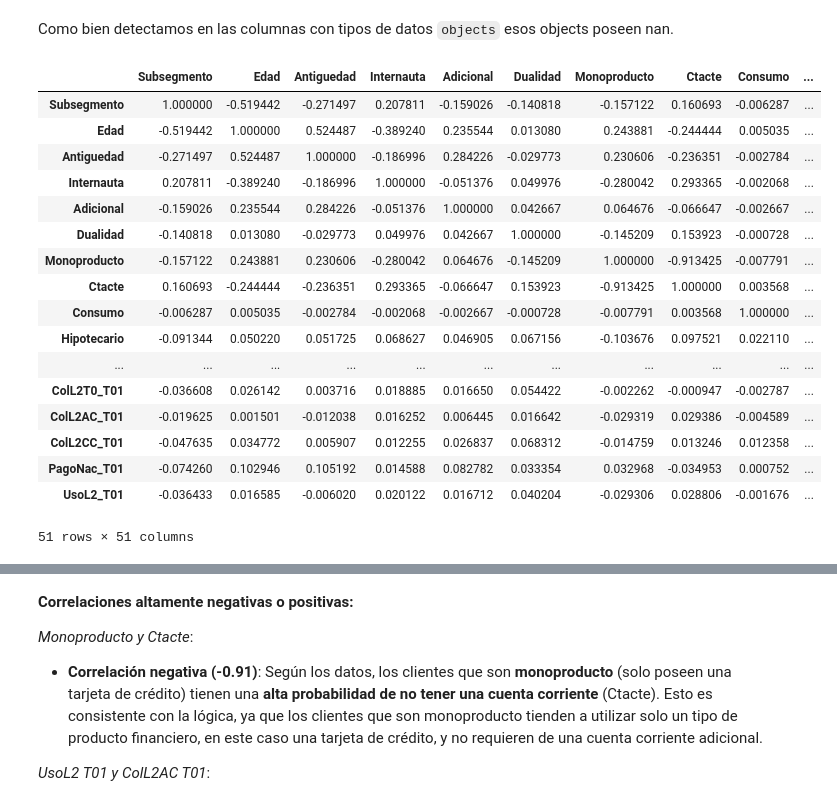
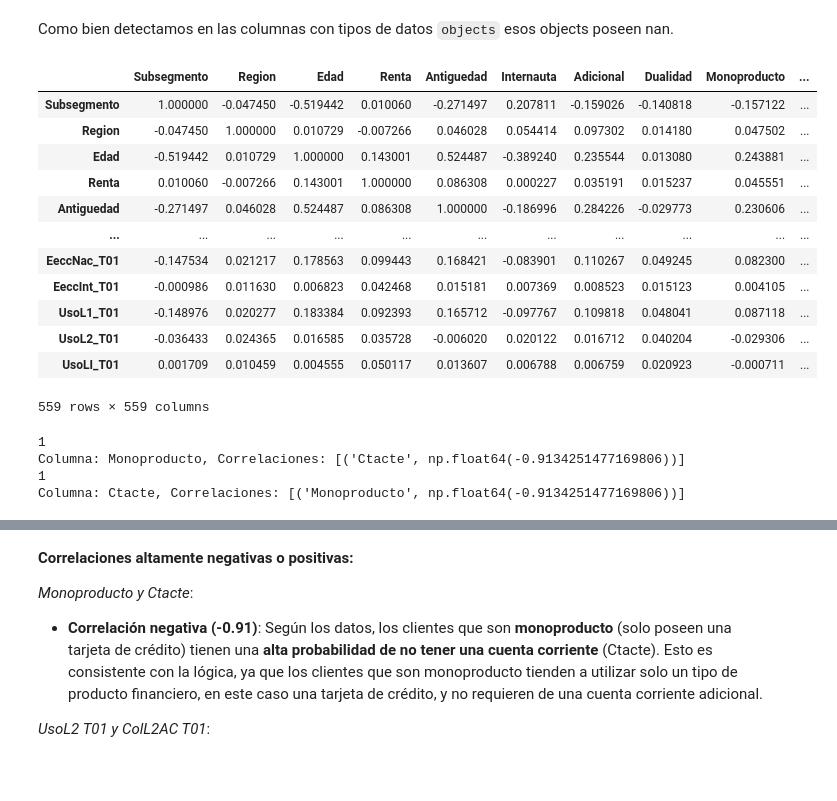
Before and after one commit to GodDoesNotPlayDice/ET-ML, a Jupyter notebook: ET1.ipynb, the cells around one changed output, grey strips where cells are left out. Saved outputs shown, nothing was run; the diff lists cells and outputs as text; code cells hidden in the pictures; blank space fills up the shorter version.

```diff
--- a/ET1.ipynb
+++ b/ET1.ipynb
@@ -208,24 +187,19 @@ Valores Unicos: ['R' 'T' 'P']
 # %% [markdown]
 Como bien detectamos en las columnas con tipos de datos `objects` esos objects poseen nan.
 # %%
-columnas_numericas = df.select_dtypes(include=['int64']) # Aun asi pienso que deberiamos sacar las columnas que tienen descripciones
+columnas_numericas = df.select_dtypes(include=['int64','float64']) # Aun asi pienso que deberiamos sacar las columnas que tienen descripciones
 columnas_numericas.corr()
 # %% [output]
-|  | Subsegmento | Edad | Antiguedad | Internauta | Adicional | Dualidad | Monoproducto | Ctacte | Consumo | ... |
-| Subsegmento | 1.000000 | -0.519442 | -0.271497 | 0.207811 | -0.159026 | -0.140818 | -0.157122 | 0.160693 | -0.006287 | ... |
-| Edad | -0.519442 | 1.000000 | 0.524487 | -0.389240 | 0.235544 | 0.013080 | 0.243881 | -0.244444 | 0.005035 | ... |
-| Antiguedad | -0.271497 | 0.524487 | 1.000000 | -0.186996 | 0.284226 | -0.029773 | 0.230606 | -0.236351 | -0.002784 | ... |
-| Internauta | 0.207811 | -0.389240 | -0.186996 | 1.000000 | -0.051376 | 0.049976 | -0.280042 | 0.293365 | -0.002068 | ... |
-| Adicional | -0.159026 | 0.235544 | 0.284226 | -0.051376 | 1.000000 | 0.042667 | 0.064676 | -0.066647 | -0.002667 | ... |
-| Dualidad | -0.140818 | 0.013080 | -0.029773 | 0.049976 | 0.042667 | 1.000000 | -0.145209 | 0.153923 | -0.000728 | ... |
-| Monoproducto | -0.157122 | 0.243881 | 0.230606 | -0.280042 | 0.064676 | -0.145209 | 1.000000 | -0.913425 | -0.007791 | ... |
-| Ctacte | 0.160693 | -0.244444 | -0.236351 | 0.293365 | -0.066647 | 0.153923 | -0.913425 | 1.000000 | 0.003568 | ... |
-| Consumo | -0.006287 | 0.005035 | -0.002784 | -0.002068 | -0.002667 | -0.000728 | -0.007791 | 0.003568 | 1.000000 | ... |
-| Hipotecario | -0.091344 | 0.050220 | 0.051725 | 0.068627 | 0.046905 | 0.067156 | -0.103676 | 0.097521 | 0.022110 | ... |
+|  | Subsegmento | Region | Edad | Renta | Antiguedad | Internauta | Adicional | Dualidad | Monoproducto | ... |
+| Subsegmento | 1.000000 | -0.047450 | -0.519442 | 0.010060 | -0.271497 | 0.207811 | -0.159026 | -0.140818 | -0.157122 | ... |
+| Region | -0.047450 | 1.000000 | 0.010729 | -0.007266 | 0.046028 | 0.054414 | 0.097302 | 0.014180 | 0.047502 | ... |
+| Edad | -0.519442 | 0.010729 | 1.000000 | 0.143001 | 0.524487 | -0.389240 | 0.235544 | 0.013080 | 0.243881 | ... |
+| Renta | 0.010060 | -0.007266 | 0.143001 | 1.000000 | 0.086308 | 0.000227 | 0.035191 | 0.015237 | 0.045551 | ... |
+| Antiguedad | -0.271497 | 0.046028 | 0.524487 | 0.086308 | 1.000000 | -0.186996 | 0.284226 | -0.029773 | 0.230606 | ... |
 | ... | ... | ... | ... | ... | ... | ... | ... | ... | ... | ... |
-| ColL2T0_T01 | -0.036608 | 0.026142 | 0.003716 | 0.018885 | 0.016650 | 0.054422 | -0.002262 | -0.000947 | -0.002787 | ... |
-| ColL2AC_T01 | -0.019625 | 0.001501 | -0.012038 | 0.016252 | 0.006445 | 0.016642 | -0.029319 | 0.029386 | -0.004589 | ... |
-| ColL2CC_T01 | -0.047635 | 0.034772 | 0.005907 | 0.012255 | 0.026837 | 0.068312 | -0.014759 | 0.013246 | 0.012358 | ... |
-| PagoNac_T01 | -0.074260 | 0.102946 | 0.105192 | 0.014588 | 0.082782 | 0.033354 | 0.032968 | -0.034953 | 0.000752 | ... |
-| UsoL2_T01 | -0.036433 | 0.016585 | -0.006020 | 0.020122 | 0.016712 | 0.040204 | -0.029306 | 0.028806 | -0.001676 | ... |
+| EeccNac_T01 | -0.147534 | 0.021217 | 0.178563 | 0.099443 | 0.168421 | -0.083901 | 0.110267 | 0.049245 | 0.082300 | ... |
+| EeccInt_T01 | -0.000986 | 0.011630 | 0.006823 | 0.042468 | 0.015181 | 0.007369 | 0.008523 | 0.015123 | 0.004105 | ... |
+| UsoL1_T01 | -0.148976 | 0.020277 | 0.183384 | 0.092393 | 0.165712 | -0.097767 | 0.109818 | 0.048041 | 0.087118 | ... |
+| UsoL2_T01 | -0.036433 | 0.024365 | 0.016585 | 0.035728 | -0.006020 | 0.020122 | 0.016712 | 0.040204 | -0.029306 | ... |
+| UsoLI_T01 | 0.001709 | 0.010459 | 0.004555 | 0.050117 | 0.013607 | 0.006788 | 0.006759 | 0.020923 | -0.000711 | ... |
-51 rows × 51 columns
+559 rows × 559 columns
@@ -231,0 +237,10 @@ columnas_numericas.corr()
+# %%
+count = 1
+for columna, value in correlaciones_dict_negativas.items():
+    print(count)
+    print(f"Columna: {columna}, Correlaciones: {value}")
+# %% [output]
+1
+Columna: Monoproducto, Correlaciones: [('Ctacte', np.float64(-0.9134251477169806))]
+1
+Columna: Ctacte, Correlaciones: [('Monoproducto', np.float64(-0.9134251477169806))]
```
Also changed, not shown: parts of 12 cells of this notebook.
